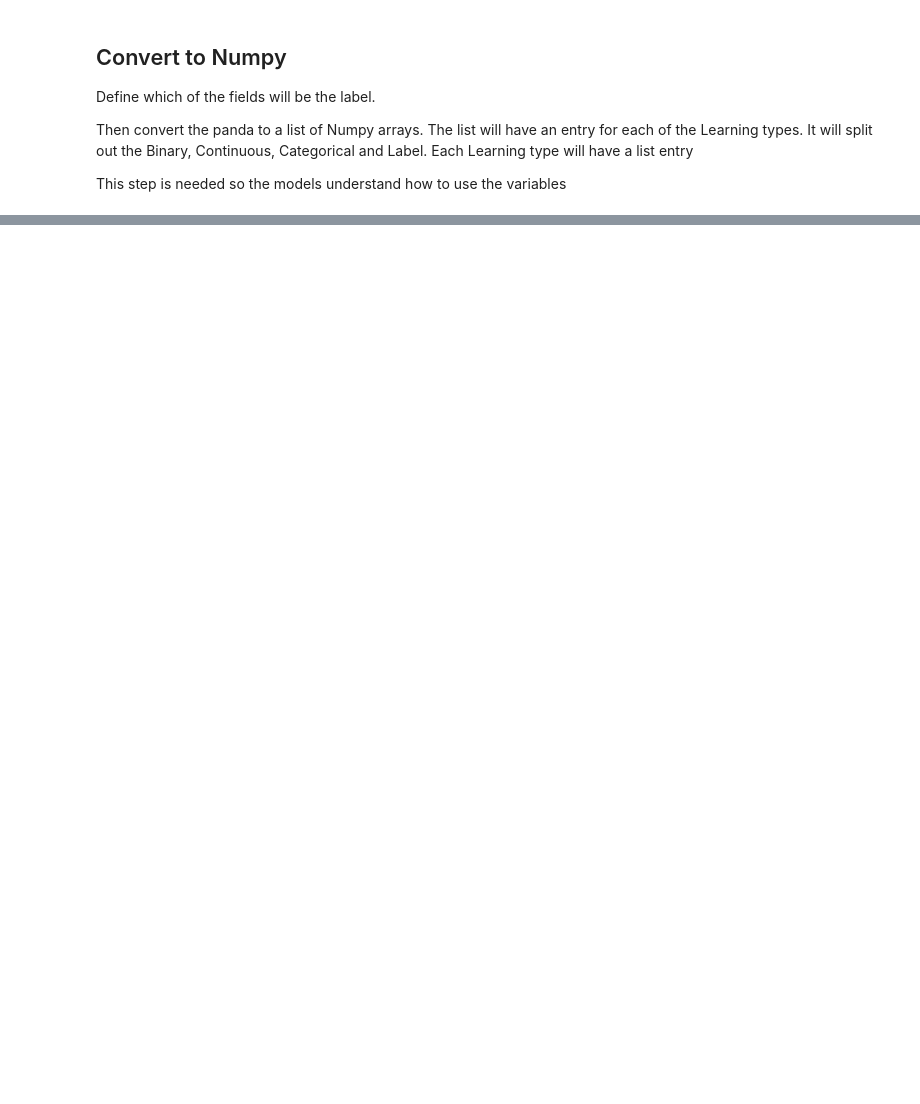
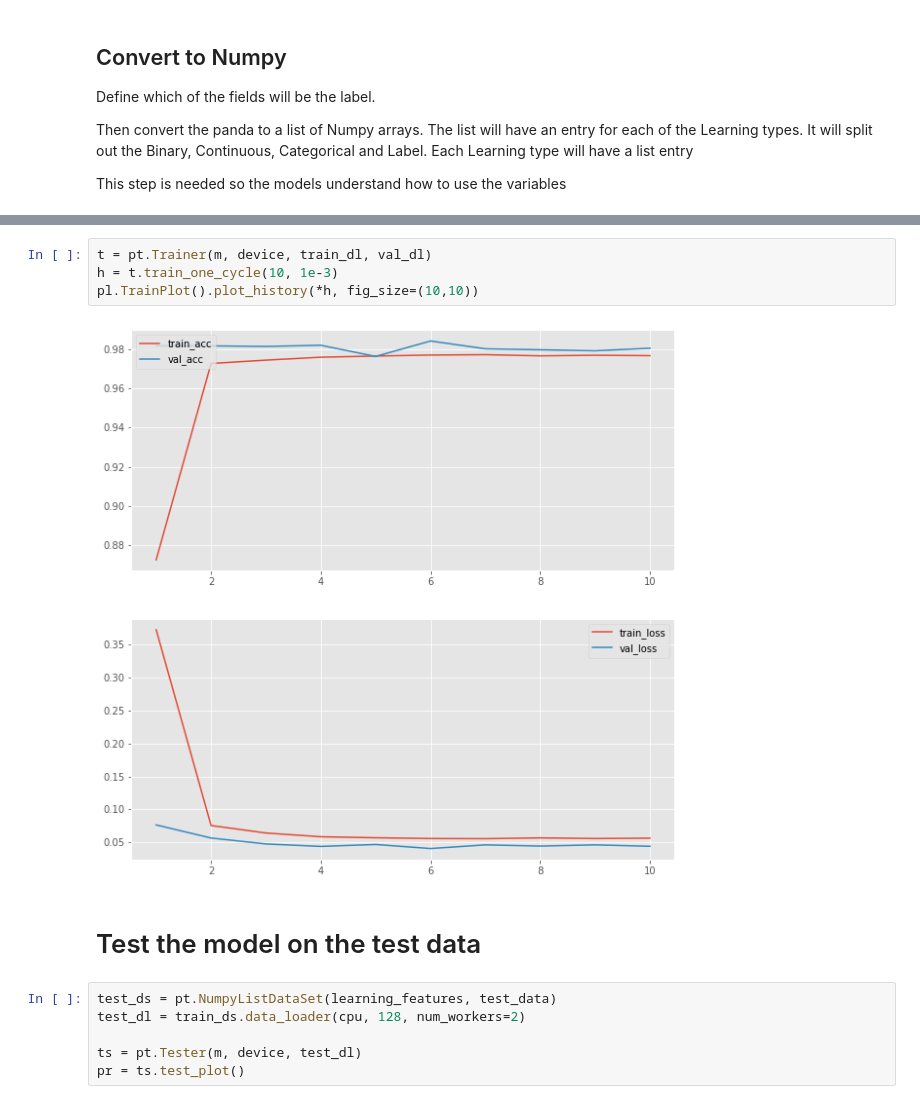
Before and after one commit to t0kk35/d373c7, a Jupyter notebook: notebooks/single/classifiers/binary/00_FeedForward.ipynb, the cells around one changed output, grey strips where cells are left out. Drawn from its saved outputs; the diff is of its cells as text; blank space fills up the shorter version.

```diff
--- a/notebooks/single/classifiers/binary/00_FeedForward.ipynb
+++ b/notebooks/single/classifiers/binary/00_FeedForward.ipynb
@@ -191,0 +234,14 @@ Done
+# %%
+t = pt.Trainer(m, device, train_dl, val_dl)
+h = t.train_one_cycle(10, 1e-3)
+pl.TrainPlot().plot_history(*h, fig_size=(10,10))
+# %% [output]
+[figure, added]
+# %% [markdown]
+# Test the model on the test data
+# %%
+test_ds = pt.NumpyListDataSet(learning_features, test_data)
+test_dl = train_ds.data_loader(cpu, 128, num_workers=2)
+
+ts = pt.Tester(m, device, test_dl)
+pr = ts.test_plot()
```
Also changed, not shown: parts of 12 cells of this notebook, 17 other files.
